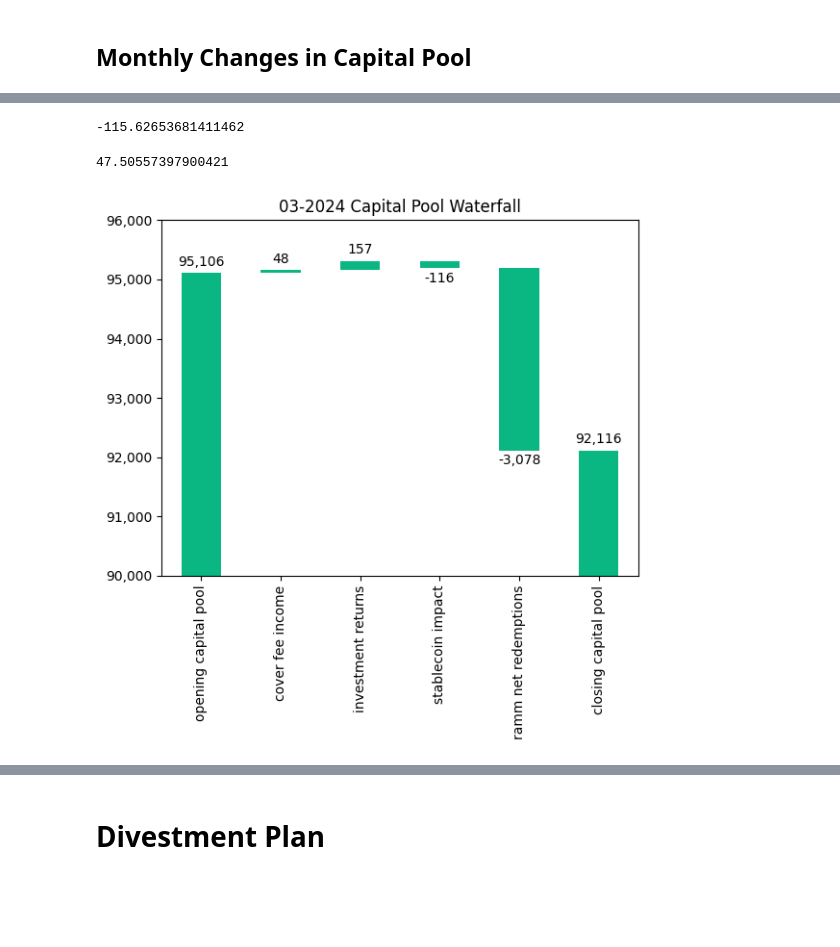
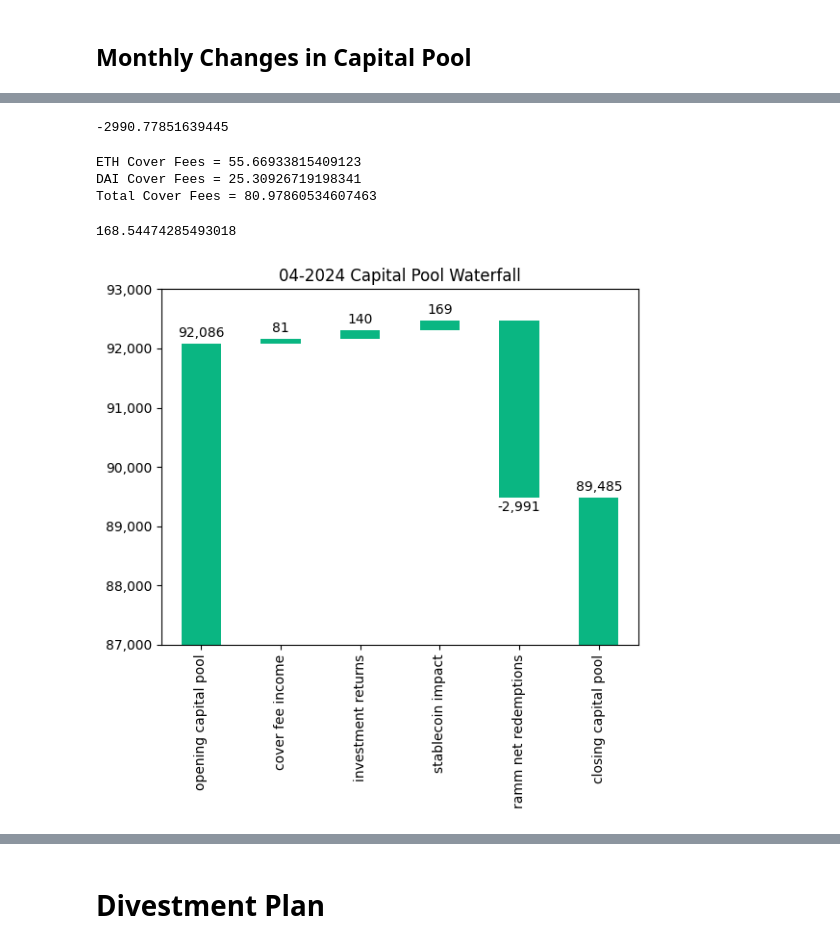
Before and after one commit to rmelbardis/InvestmentMonitoring, a Jupyter notebook: InvestmentMonitoring.ipynb, the cells around one changed output, grey strips where cells are left out. Drawn from its saved outputs; the diff is of its cells as text; code cells hidden in the pictures; blank space fills up the shorter version.

```diff
--- a/InvestmentMonitoring.ipynb
+++ b/InvestmentMonitoring.ipynb
@@ -50,8 +50,7 @@ kiln_total_rewards = kiln_first_round + kiln_current
 # create valuation datetime
 valn_date = datetime.strptime(valn_date_str, '%d-%m-%Y').replace(tzinfo=timezone.utc)
 # create valuation datetimes for 30 days and 365 days ago
-valn_date_minus_30 = valn_date - timedelta(days=30)
-valn_date_minus_365 = valn_date - timedelta(days=365)
+eom_before_valn_date = datetime(year=valn_date.year, month=valn_date.month, day=1, tzinfo=timezone.utc) - timedelta(days=1)
 # %%
 # coingecko ETH API for ETH-USD at valuation date
 url = 'https://api.coingecko.com/api/v3/coins/ethereum/history'
@@ -243,7 +244,7 @@ plt.show();
 # Total Monthly APY on the Capital Pool
 
 # averaging the total ETH value of capital pool over the monthly period
-total_cap_monthly_opening = df_cap.loc[df_cap['day'] == valn_date_minus_30]['sum'].values[0]
+total_cap_monthly_opening = df_cap.loc[df_cap['day'] == eom_before_valn_date]['sum'].values[0]
 total_cap_monthly_closing = df_cap.loc[df_cap['day'] == valn_date]['sum'].values[0]
 avg_total_cap_pool = (total_cap_monthly_closing + total_cap_monthly_opening) / 2
 
@@ -281,40 +262,71 @@ ramm_flow_monthly_change
-# %%
-# get net monthly change from DAI
-dai_monthly_opening = df_cap.loc[df_cap['day'] == valn_date_minus_30]['DAI'].values[0]
-dai_monthly_closing = df_cap.loc[df_cap['day'] == valn_date]['DAI'].values[0]
-dai_change = dai_monthly_closing - dai_monthly_opening
-
-dai_change
-# %% [output]
--115.62653681411462
+# %%
+# RAMM Net Withdrawals
+df_ramm = ramm_volume_result
+
+# change timestamp to datetime format and normalise all dates to midnight
+df_ramm['ts'] = pd.to_datetime(df_ramm['ts']).dt.floor('D').dt.tz_convert(timezone.utc)
+df_ramm
+
+# group by date, take the latest value and re-sort into descending order
+df_ramm = df_ramm.groupby(by=df_ramm['ts'].dt.date, as_index=False).last().\
+            sort_values(['ts'], ascending=False).reset_index(drop=True)
+
+# determine net ramm flows 30 days before and on the valuation date by subtracting redemptions from mints
+ramm_flows_monthly_opening = df_ramm.loc[df_ramm['ts'] == eom_before_valn_date]['cummulative_eth_in'].values[0] - df_ramm.loc[df_ramm['ts'] == eom_before_valn_date]['cummulative_eth_out'].values[0]
+ramm_flows_monthly_closing = df_ramm.loc[df_ramm['ts'] == valn_date]['cummulative_eth_in'].values[0] - df_ramm.loc[df_ramm['ts'] == valn_date]['cummulative_eth_out'].values[0]
+
+# determine net flows from ramm in 30 days before valuation date
+ramm_flow_monthly_change = ramm_flows_monthly_closing - ramm_flows_monthly_opening
+ramm_flow_monthly_change
+# %% [output]
+-2990.77851639445
 # %%
 df_covers = covers_list_result
 
 # change timestamp to datetime format and normalise all dates to midnight
 df_covers['cover_start_time'] = pd.to_datetime(df_covers['cover_start_time']).dt.floor('D')
 
-# filter for covers that were bought on valn date and in the 30 days before
-df_covers_30_days = df_covers[(df_covers['cover_start_time']>=valn_date_minus_30) & (df_covers['cover_start_time']<=valn_date)]
+# filter for covers that were bought the month of the valn date
+df_covers_30_days = df_covers[(df_covers['cover_start_time'] > eom_before_valn_date) & (df_covers['cover_start_time']<=valn_date)]
 
-# filter out covers that were paid for in NXM
-df_covers_30_days = df_covers_30_days[df_covers_30_days['premium_asset'] != 'NXM']
+# filter for covers that were paid for in ETH
+df_covers_30_days_eth = df_covers_30_days[df_covers_30_days['premium_asset'] == 'ETH']
+# work out cover fees denominated in ETH, allowing for 15% commission
+monthly_cover_fees_eth = df_covers_30_days_eth['premium_native'].sum() * 0.85
+print(f'ETH Cover Fees = {monthly_cover_fees_eth}')
 
+# filter for covers that were paid for in DAI
+df_covers_30_days_dai = df_covers_30_days[df_covers_30_days['premium_asset'] == 'DAI']
 # work out cover fees denominated in ETH, allowing for 15% commission
-monthly_cover_fees_usd = df_covers_30_days['premium_dollar'].sum() * 0.85
-monthly_cover_fees_eth = monthly_cover_fees_usd / eth_usd
-monthly_cover_fees_eth
+monthly_cover_fees_dai = df_covers_30_days_dai['premium_native'].sum() * 0.85
+monthly_cover_fees_dai_in_eth = monthly_cover_fees_dai / eth_usd
+print(f'DAI Cover Fees = {monthly_cover_fees_dai_in_eth}')
+
+monthly_cover_fees = monthly_cover_fees_eth + monthly_cover_fees_dai_in_eth
+print(f'Total Cover Fees = {monthly_cover_fees}')
 # %% [output]
-47.50557397900421
+ETH Cover Fees = 55.66933815409123
+DAI Cover Fees = 25.30926719198341
+Total Cover Fees = 80.97860534607463
+# %%
+# get net monthly change from DAI
+dai_monthly_opening = df_cap.loc[df_cap['day'] == eom_before_valn_date]['DAI'].values[0]
+dai_monthly_closing = df_cap.loc[df_cap['day'] == valn_date]['DAI'].values[0]
+dai_change = dai_monthly_closing - dai_monthly_opening - monthly_cover_fees_dai_in_eth
+
+dai_change
+# %% [output]
+168.54474285493018
 # %%
 # waterfall chart for changes in the capital pool
 
 # set limits on chart manually
-bottom = 90_000
-top = 96_000
+bottom = 87_000
+top = 93_000
 
 # create dataframe with relevant categories
 index = ['opening capital pool', 'cover fee income', 'investment returns', 'stablecoin impact', 'ramm net redemptions']
-data = {'amount': [total_cap_monthly_opening, monthly_cover_fees_eth, total_monthly_inv_earnings, dai_change, ramm_flow_monthly_change]}
+data = {'amount': [total_cap_monthly_opening, monthly_cover_fees, total_monthly_inv_earnings, dai_change, ramm_flow_monthly_change]}
 df_waterfall = pd.DataFrame(data=data, index=index)
 
 # create a shifted dataframe by one space and fill the empty space with zero
@@ -328,31 +340,31 @@ df_shift.loc['closing capital pool'] = 0
 # define the Nexus Mutual green color
 color = '#0AB682'
 
 # create waterfall plot
 waterfall_plot = df_waterfall.plot.bar(stacked=True, bottom=df_shift,
                                    legend=None, color=color, title=f'{valn_date_str[-7:]} Capital Pool Waterfall')
 waterfall_plot.set_ylim(bottom=bottom, top=top)
 
 # change format of tick values
 tick_vals = waterfall_plot.get_yticks()
 waterfall_plot.set_yticklabels(['{:,.0f}'.format(x) for x in tick_vals])
 
 # label loop for individual items
 maximum = df_waterfall.max()
 neg_offset = maximum / 400
 pos_offset = maximum / 800
 
 y_height = df_shift
 
 loop = 0
 for index, row in df_waterfall.iterrows():
     y = y_height[loop] + row['amount']
     # determine negative or positive offset
     if row['amount'] > 0:
         y += pos_offset
     else:
         y -= neg_offset
     waterfall_plot.annotate("{:,.0f}".format(row['amount']), (loop, y), ha="center")
     loop+=1
 # %% [output]
-[figure, old version]
+[figure, new version]
```
Also changed, not shown: parts of 20 cells of this notebook, 1 other file.
